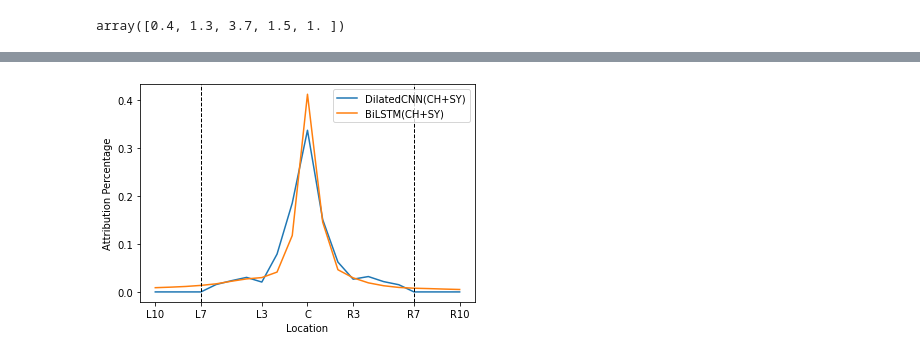
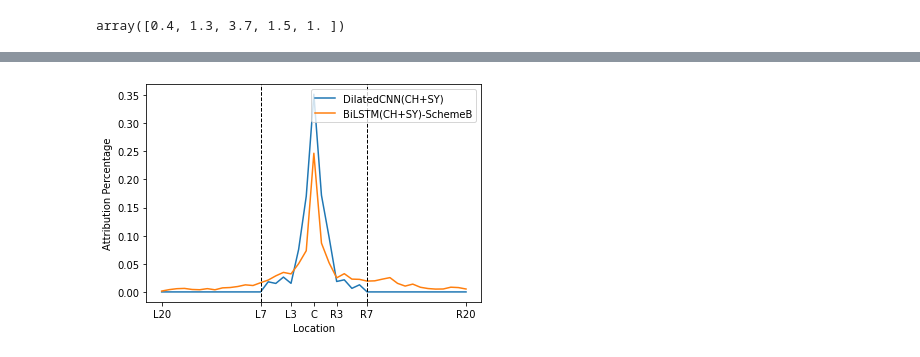
Before and after one commit to p16i/Syllable-based-Neural-Thai-Word-Segmentation, a Jupyter notebook: notebooks/x_attacut_captum.ipynb, the cells around one changed output, grey strips where cells are left out. Saved outputs shown, nothing was run; the diff lists cells and outputs as text; code cells hidden in the pictures.

```diff
--- a/notebooks/x_attacut_captum.ipynb
+++ b/notebooks/x_attacut_captum.ipynb
@@ -37,7 +31,7 @@ from matplotlib import pyplot as plt
 
 
 sc_cnn = "../artifact-server/seq_sy_ch_conv_3lv.yaml-2020-05-15--22-41.30/run-13"
-sc_lstm = "../artifact-server/seq_sy_ch_lstm_bi.yaml-2020-05-22--22-42.30/run-19"
+sc_lstm = "../artifact-server/seq_sy_ch_lstm_scheme_b.yaml-2020-05-24--17-52.30/run-6"
 atta_sc_cnn = Tokenizer(model=sc_cnn)
 atta_sc_lstm = Tokenizer(model=sc_lstm)
 # %% [output]
@@ -304,8 +305,8 @@ merge_dist(
 # %% [output]
 array([0.4, 1.3, 3.7, 1.5, 1. ])
 # %%
+width = 20
 def compute_dist(data, wrapper_func):
-    width = 10
     dist = np.zeros(2*width+1)
     for i, sentence in enumerate(data):
 
@@ -349,2 +353,2 @@ array([   0.        ,    0.        ,    0.        ,    0.        ,
 # %%
-dist_lstm = compute_dist(best_test, lambda: AttaCutLSTMSCWrapper(Tokenizer(model=sc_lstm)))
+dist_lstm = compute_dist(best_test[:1], lambda: AttaCutLSTMSCWrapper(Tokenizer(model=sc_lstm)))
@@ -378,13 +357,15 @@ finished  4
 # %%
 conf_filter_width = 7
 plt.plot(dist/np.sum(dist), label="DilatedCNN(CH+SY)")
-plt.plot(dist_lstm/np.sum(dist_lstm), label="BiLSTM(CH+SY)")
-plt.xticks([0, 10-conf_filter_width, 10-3, 10, 10+3, 10+conf_filter_width, 20], ["L10", "L7", "L3", "C", "R3", "R7", "R10"]);
-plt.axvline(10-conf_filter_width, lw=1, ls="--", color="black")
-plt.axvline(10+conf_filter_width, lw=1, ls="--", color="black")
+plt.plot(dist_lstm/np.sum(dist_lstm), label="BiLSTM(CH+SY)-SchemeB")
+plt.xticks(
+    [0, width-conf_filter_width, width-3, width, width+3, width+conf_filter_width, 2*width],
+    [f"L{width}", "L7", "L3", "C", "R3", "R7", f"R{width}"]);
+plt.axvline(width-conf_filter_width, lw=1, ls="--", color="black")
+plt.axvline(width+conf_filter_width, lw=1, ls="--", color="black")
 plt.legend();
 plt.ylabel("Attribution Percentage")
 plt.xlabel("Location")
 plt.savefig("./figures/attribution-dist.png", dpi=300)
 # %% [output]
-[figure, old version]
+[figure, new version]
```
Also changed, not shown: parts of 14 cells of this notebook, 1 other file.
